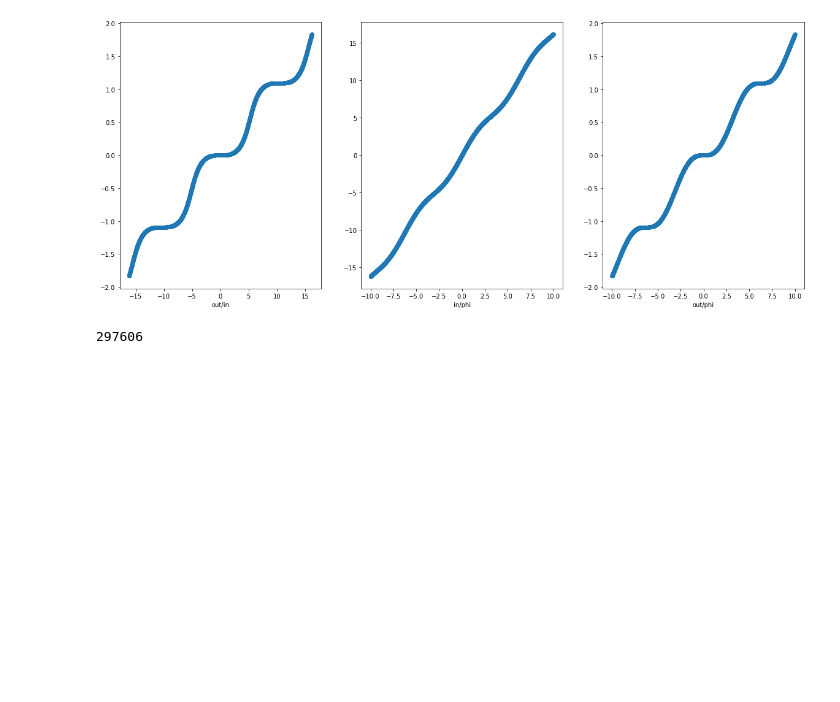
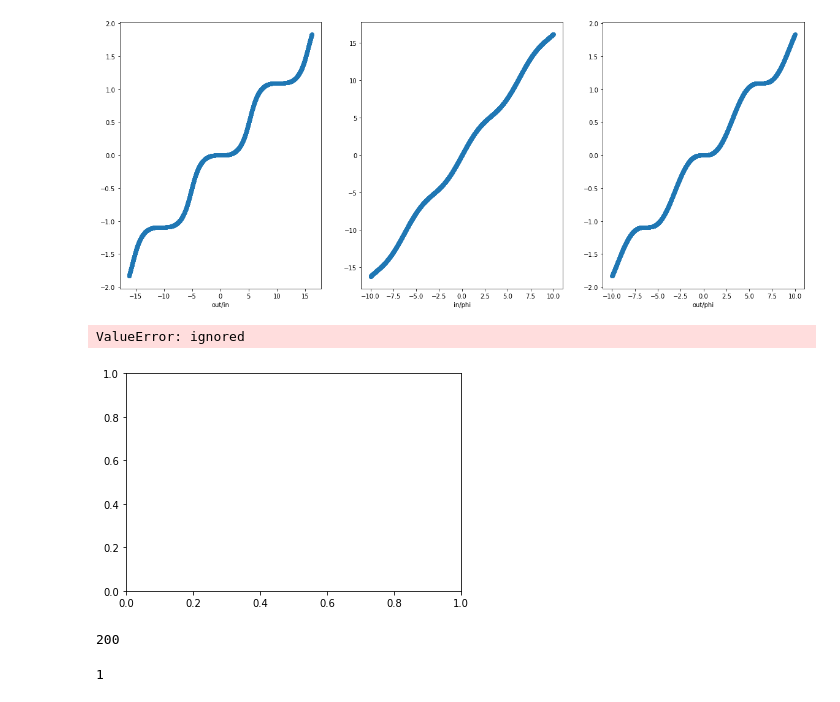
Before and after one commit to Shama09/files, a Jupyter notebook: Neuron.ipynb, the cells around one changed output. Cells and saved outputs as stored; diff of their text form; code cells hidden in the pictures; blank space fills up the shorter version.

```diff
--- a/Neuron.ipynb
+++ b/Neuron.ipynb
@@ -29,10 +30,3 @@ plt.show()
 [figure]
 # %%
 a=range(0,772)
-# %%
-s=0
-for i in a:
-  s=s+i
-print(s)
-# %% [output]
-297606
@@ -38,0 +43,19 @@ print(s)
+# %%
+i_oc = np.arange(-10, 10, 0.1)
+M=0.5
+i_cur=np.array([0])
+for cur in i_oc:
+  np.append(i_cur, squid(M, cur, 0.1))
+# %%
+plt.scatter(i_oc, i_cur)
+# %% [output]
+ValueError: ignored
+[figure, added]
+# %%
+i_oc.size
+# %% [output]
+200
+# %%
+i_cur.size
+# %% [output]
+1
```
Also changed, not shown: parts of 3 cells of this notebook.
